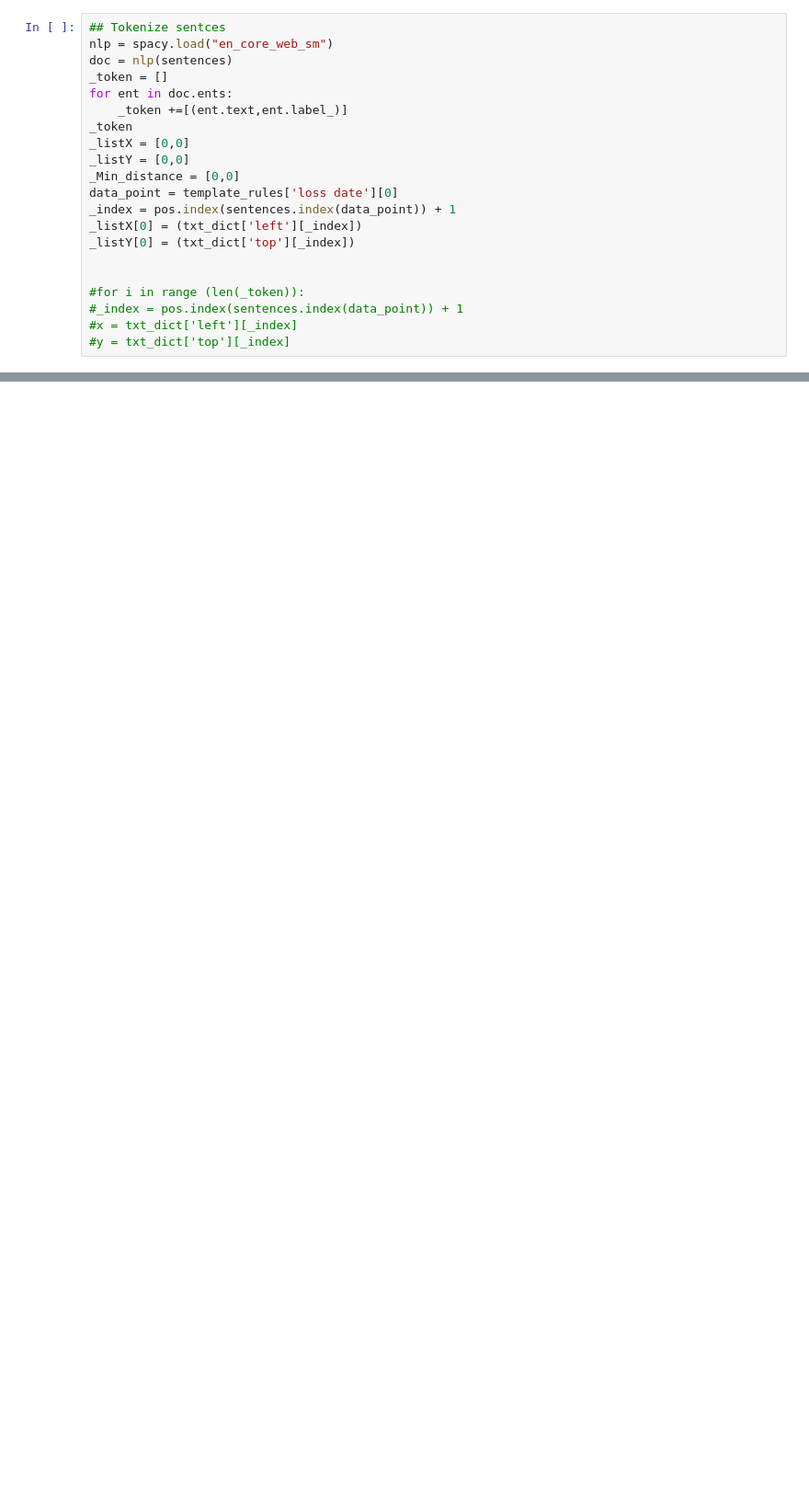
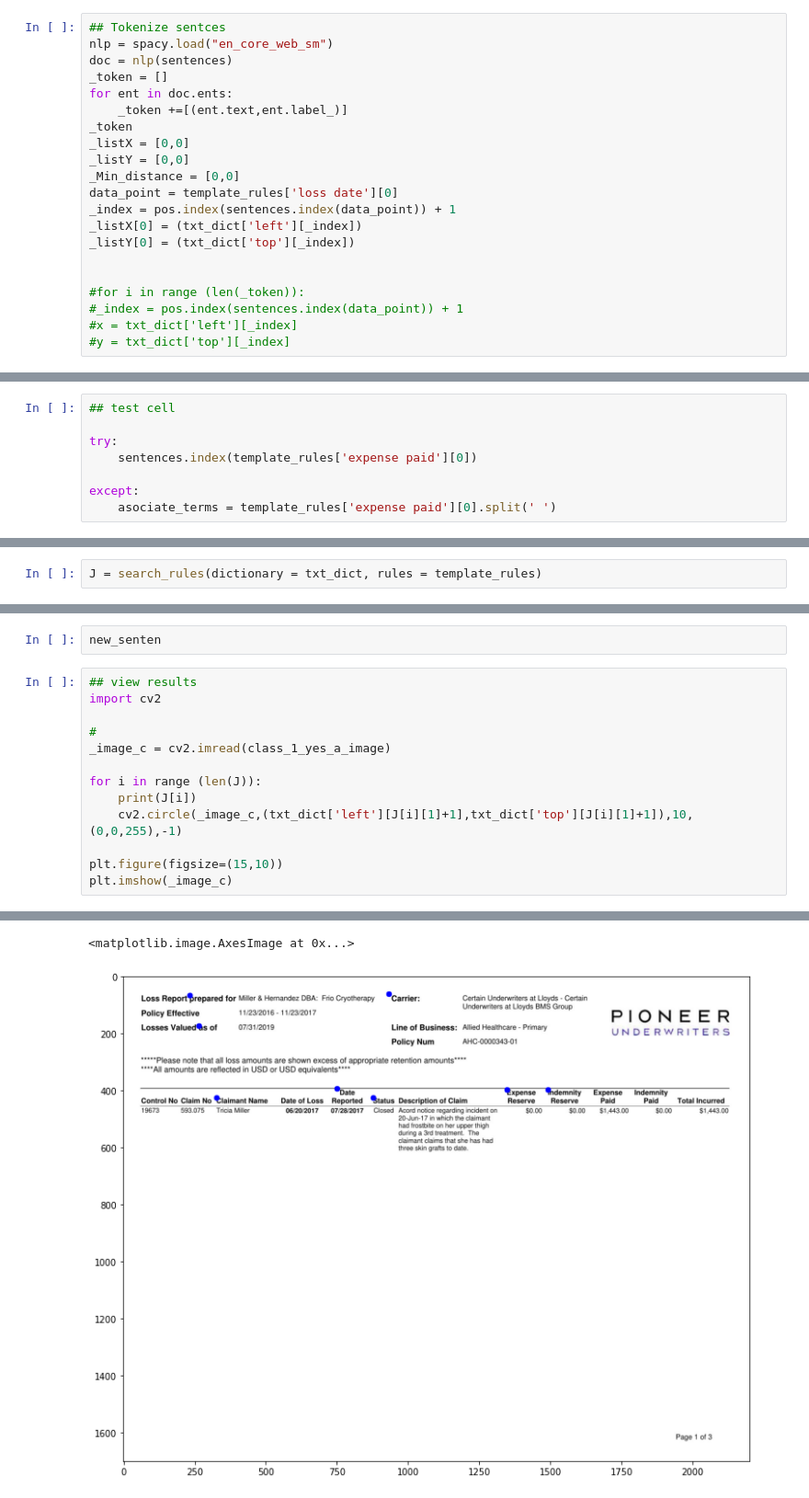
Before and after one commit to zaned897/pdfTextanalyzer, a Jupyter notebook: txt_analyzer_no_java.ipynb, the cells around one changed output, grey strips where cells are left out. Shown at 92% size. Drawn from its saved outputs; the diff is of its cells as text; blank space fills up the shorter version.

```diff
--- a/txt_analyzer_no_java.ipynb
+++ b/txt_analyzer_no_java.ipynb
@@ -173,0 +179,8 @@ plt.imshow(cv2.circle(_image,(_Min_distance[0],_Min_distance[1]),10,(0,0,255),-1
+# %%
+## test cell
+
+try:
+    sentences.index(template_rules['expense paid'][0])
+
+except:
+    asociate_terms = template_rules['expense paid'][0].split(' ')
@@ -173,0 +263,2 @@ plt.imshow(cv2.circle(_image,(_Min_distance[0],_Min_distance[1]),10,(0,0,255),-1
+# %%
+J = search_rules(dictionary = txt_dict, rules = template_rules)
@@ -173,0 +271,16 @@ plt.imshow(cv2.circle(_image,(_Min_distance[0],_Min_distance[1]),10,(0,0,255),-1
+# %%
+new_senten
+# %%
+## view results
+import cv2
+
+#
+_image_c = cv2.imread(class_1_yes_a_image)
+
+for i in range (len(J)):
+    print(J[i])
+    cv2.circle(_image_c,(txt_dict['left'][J[i][1]+1],txt_dict['top'][J[i][1]+1]),10,(0,0,255),-1)
+
+plt.figure(figsize=(15,10))
+plt.imshow(_image_c)
+# %% [output]
@@ -173,0 +296,2 @@ plt.imshow(cv2.circle(_image,(_Min_distance[0],_Min_distance[1]),10,(0,0,255),-1
+<matplotlib.image.AxesImage at 0x...>
+[figure, added]
```
Also changed, not shown: parts of 13 cells of this notebook, 3 other files.
